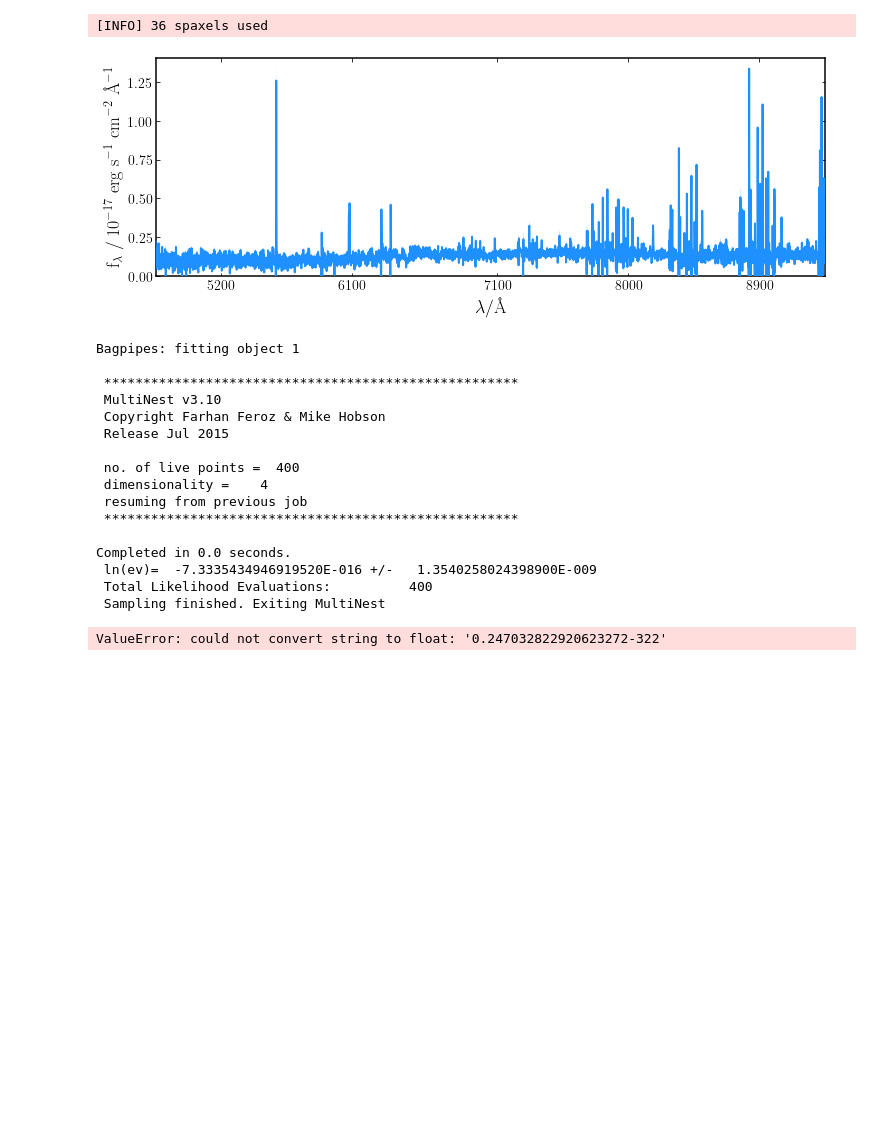
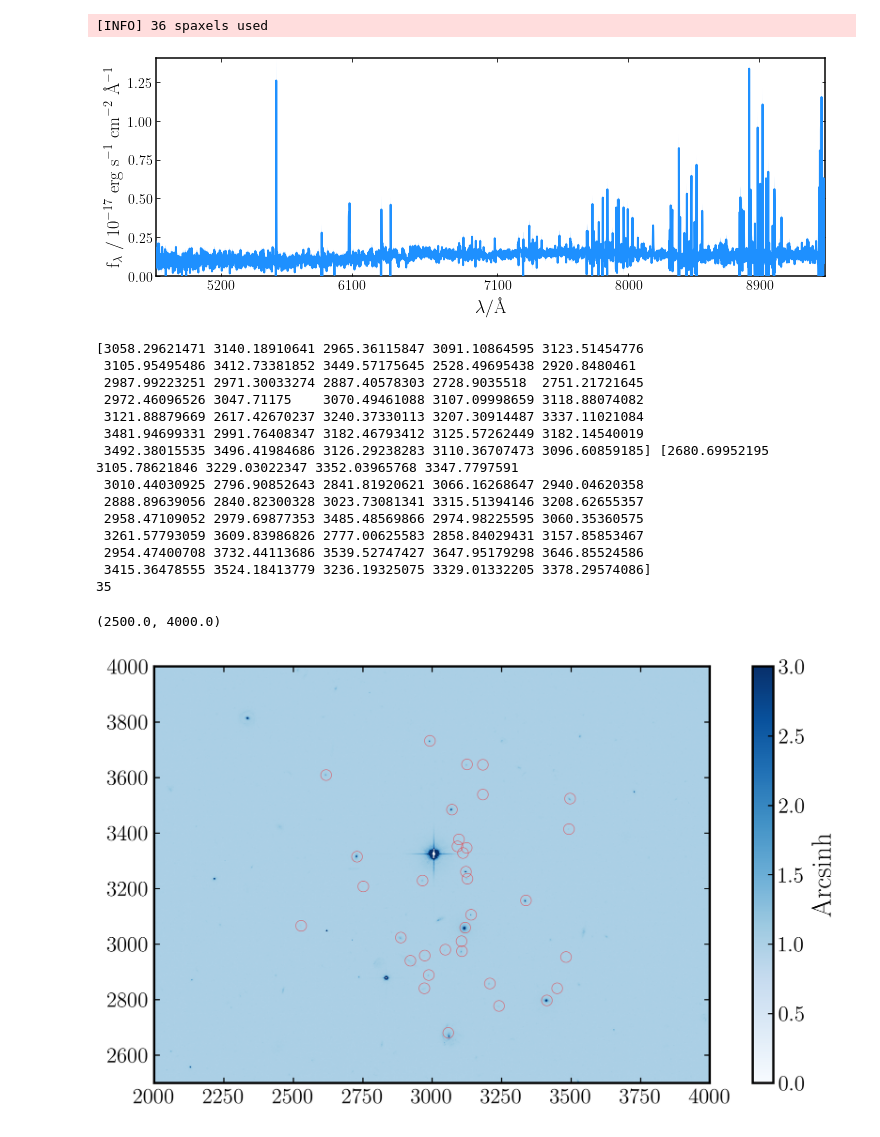
Before and after one commit to Sullofect/qso_cgm, a Jupyter notebook: muse_compare_z.ipynb, the cells around one changed output. Cells and saved outputs as stored; diff of their text form; code cells hidden in the pictures; blank space fills up the shorter version.

```diff
--- a/muse_compare_z.ipynb
+++ b/muse_compare_z.ipynb
@@ -332,13 +336,13 @@ fit_instructions["redshift"] = (0., 1.)  # Vary observed redshift from 0 to 10
 # # component["parameter_prior_mu"] = 0.5      # Gaussian mean
 # # component["parameter_prior_sigma"] = 0.1   # Gaussian standard dev.
 
-# galaxy.plot()
-fit = pipes.fit(galaxy, fit_instructions)
-fit.fit()
-fit.plot_spectrum_posterior()  # Shows the input and fitted spectrum/photometry
-fit.plot_sfh_posterior()       # Shows the fitted star-formation history
-fit.plot_1d_posterior()        # Shows 1d posterior probability distributions
-fit.plot_corner()
+# # galaxy.plot()
+# fit = pipes.fit(galaxy, fit_instructions)
+# fit.fit()
+# fit.plot_spectrum_posterior()  # Shows the input and fitted spectrum/photometry
+# fit.plot_sfh_posterior()       # Shows the fitted star-formation history
+# fit.plot_1d_posterior()        # Shows 1d posterior probability distributions
+# fit.plot_corner()
 
 # plt.figure(figsize=(8, 5))
 # plt.plot(wave_vac, flux, '-')
@@ -346,20 +350,48 @@ fit.plot_corner()
 # %% [output]
 [INFO] 36 spaxels used
 [figure]
-Bagpipes: fitting object 1
-
- *****************************************************
- MultiNest v3.10
- Copyright Farhan Feroz & Mike Hobson
- Release Jul 2015
-
- no. of live points =  400
- dimensionality =    4
- resuming from previous job
- *****************************************************
-
-Completed in 0.0 seconds.
- ln(ev)=  -7.3335434946919520E-016 +/-   1.3540258024398900E-009
- Total Likelihood Evaluations:          400
- Sampling finished. Exiting MultiNest
-ValueError: could not convert string to float: '0.247032822920623272-322'
+# %%
+path_pho = os.path.join(os.sep, 'Users', 'lzq', 'Dropbox', 'Data', 'CGM', 'config', 'test.fits')
+data_pho =  fits.getdata(path_pho, 1, ignore_missing_end=True)
+
+path_hb = os.path.join(os.sep, 'Users', 'lzq', 'Dropbox', 'Data', 'CGM', 'HE0238-1904_drc_offset.fits')
+data_hb =  fits.getdata(path_hb, 1, ignore_missing_end=True)
+# %%
+from astropy.wcs import WCS
+from astropy.wcs.utils import skycoord_to_pixel
+from astropy.coordinates import SkyCoord
+
+
+# f_muse = fits.open(path)
+f_hb = fits.open(path_hb)
+# w_muse = WCS(f_muse[1].header)
+w_hb = WCS(f_hb[1].header)
+c = SkyCoord(ra_final, dec_final, unit="deg")
+x, y = skycoord_to_pixel(c, w_hb)
+print(x, y)
+
+print(len(x))
+plt.figure(figsize=(10, 5), dpi=300)
+plt.imshow(10 ** data_hb, origin='lower', vmin=0, vmax=3, cmap=newcmp)
+cbar = plt.colorbar()
+cbar.set_label(r'$\mathrm{Arcsinh}$')
+plt.plot(x, y, 'o', color='brown', ms=7, alpha=0.4, markerfacecolor='None', markeredgecolor='red', markeredgewidth=0.5)
+plt.xlim(2000, 4000)
+plt.ylim(2500, 4000)
+# %% [output]
+[3058.29621471 3140.18910641 2965.36115847 3091.10864595 3123.51454776
+ 3105.95495486 3412.73381852 3449.57175645 2528.49695438 2920.8480461
+ 2987.99223251 2971.30033274 2887.40578303 2728.9035518  2751.21721645
+ 2972.46096526 3047.71175    3070.49461088 3107.09998659 3118.88074082
+ 3121.88879669 2617.42670237 3240.37330113 3207.30914487 3337.11021084
+ 3481.94699331 2991.76408347 3182.46793412 3125.57262449 3182.14540019
+ 3492.38015535 3496.41984686 3126.29238283 3110.36707473 3096.60859185] [2680.69952195 3105.78621846 3229.03022347 3352.03965768 3347.7797591
+ 3010.44030925 2796.90852643 2841.81920621 3066.16268647 2940.04620358
+ 2888.89639056 2840.82300328 3023.73081341 3315.51394146 3208.62655357
+ 2958.47109052 2979.69877353 3485.48569866 2974.98225595 3060.35360575
+ 3261.57793059 3609.83986826 2777.00625583 2858.84029431 3157.85853467
+ 2954.47400708 3732.44113686 3539.52747427 3647.95179298 3646.85524586
+ 3415.36478555 3524.18413779 3236.19325075 3329.01332205 3378.29574086]
+35
+(2500.0, 4000.0)
+[figure, added]
```
Also changed, not shown: parts of 3 cells of this notebook, 1 other file.
